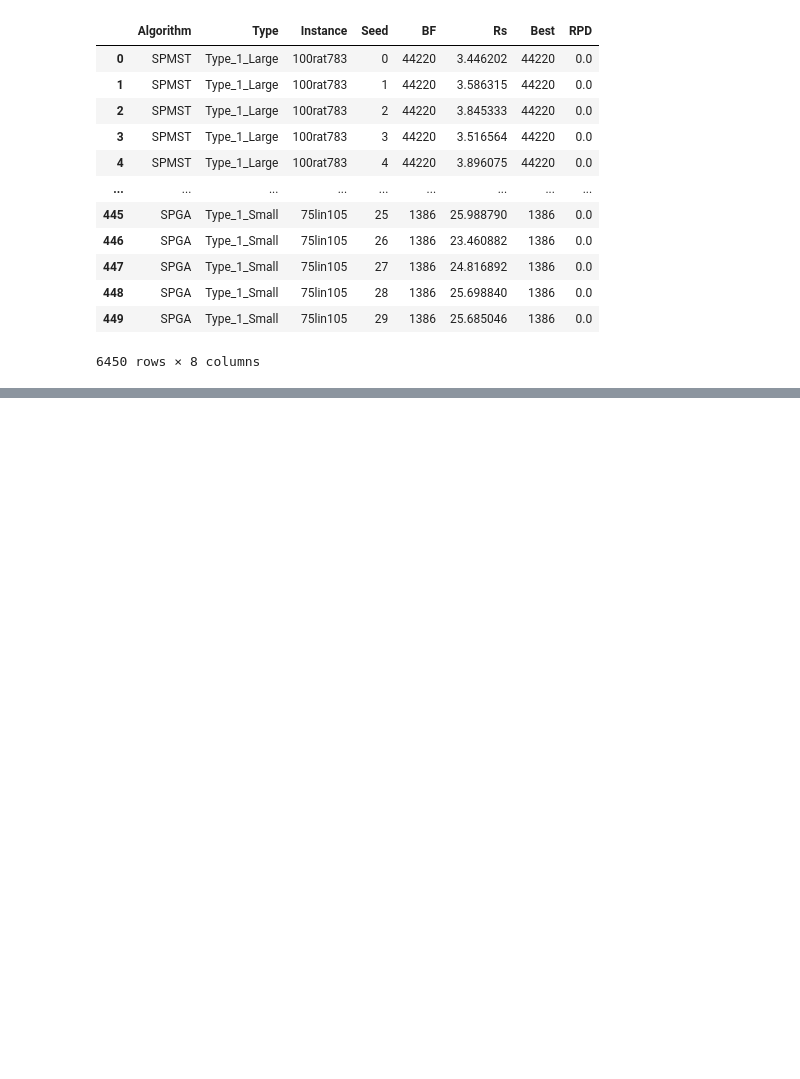
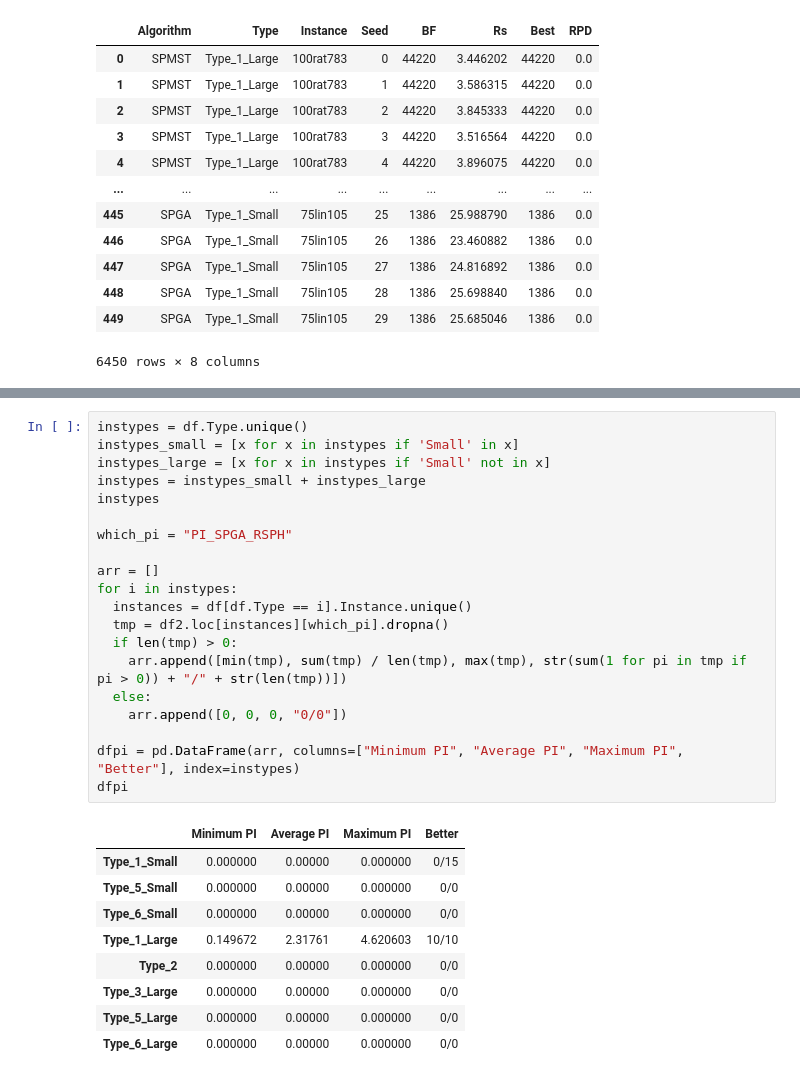
Before and after one commit to s34vv1nd/CluSteiner, a Jupyter notebook: results_analysis.ipynb, the cells around one changed output, grey strips where cells are left out. Saved outputs shown, nothing was run; the diff lists cells and outputs as text; blank space fills up the shorter version.

```diff
--- a/results_analysis.ipynb
+++ b/results_analysis.ipynb
@@ -63,0 +123,30 @@ sns.boxplot(x = 'Type', y = 'RPD', data = df[df.Algorithm != "SPMST"], hue = 'Al
+# %%
+instypes = df.Type.unique()
+instypes_small = [x for x in instypes if 'Small' in x]
+instypes_large = [x for x in instypes if 'Small' not in x]
+instypes = instypes_small + instypes_large
+instypes
+
+which_pi = "PI_SPGA_RSPH"
+
+arr = []
+for i in instypes:
+  instances = df[df.Type == i].Instance.unique()
+  tmp = df2.loc[instances][which_pi].dropna()
+  if len(tmp) > 0:
+    arr.append([min(tmp), sum(tmp) / len(tmp), max(tmp), str(sum(1 for pi in tmp if pi > 0)) + "/" + str(len(tmp))])
+  else:
+    arr.append([0, 0, 0, "0/0"])
+
+dfpi = pd.DataFrame(arr, columns=["Minimum PI", "Average PI", "Maximum PI", "Better"], index=instypes)
+dfpi
+# %% [output]
+|  | Minimum PI | Average PI | Maximum PI | Better |
+| Type_1_Small | 0.000000 | 0.00000 | 0.000000 | 0/15 |
+| Type_5_Small | 0.000000 | 0.00000 | 0.000000 | 0/0 |
+| Type_6_Small | 0.000000 | 0.00000 | 0.000000 | 0/0 |
+| Type_1_Large | 0.149672 | 2.31761 | 4.620603 | 10/10 |
+| Type_2 | 0.000000 | 0.00000 | 0.000000 | 0/0 |
+| Type_3_Large | 0.000000 | 0.00000 | 0.000000 | 0/0 |
+| Type_5_Large | 0.000000 | 0.00000 | 0.000000 | 0/0 |
+| Type_6_Large | 0.000000 | 0.00000 | 0.000000 | 0/0 |
```
Also changed, not shown: parts of 4 cells of this notebook, 2 other files.
